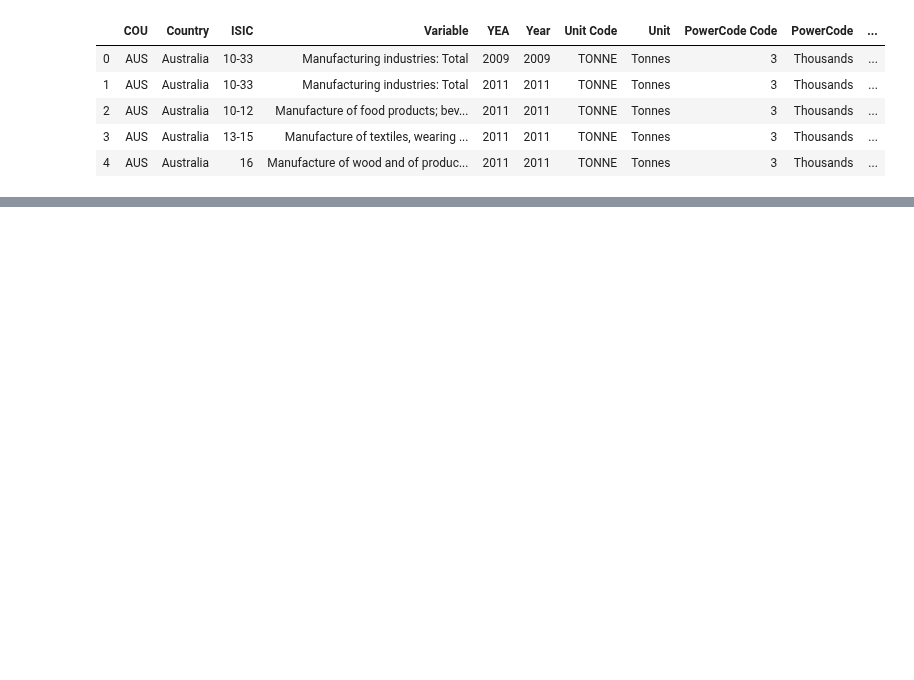
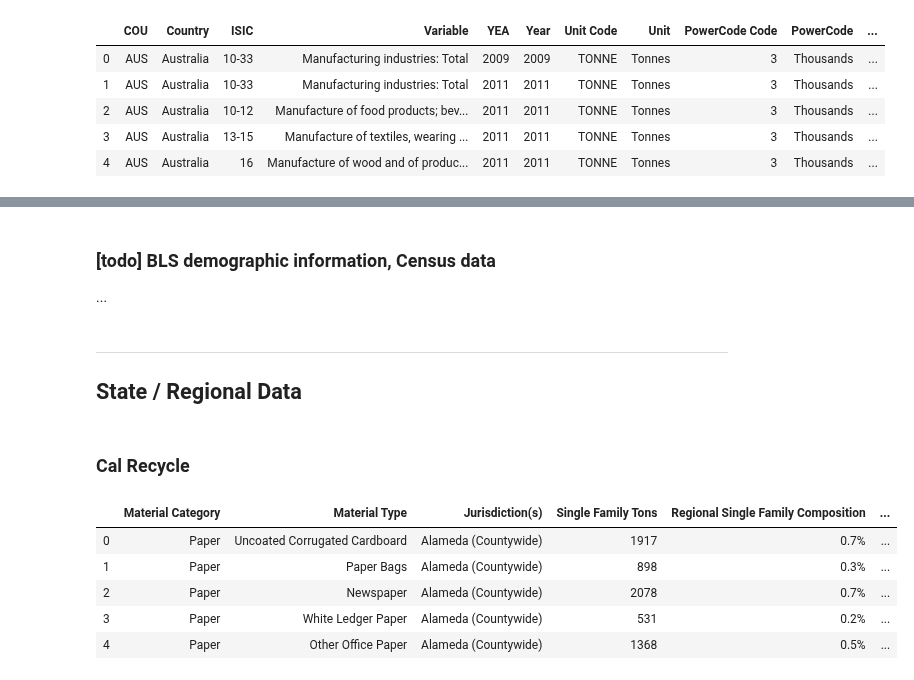
Before and after one commit to matthew-y-dong/ca-waste, a Jupyter notebook: code/waste-data-eda.ipynb, the cells around one changed output, grey strips where cells are left out. Drawn from its saved outputs; the diff is of its cells as text; code cells hidden in the pictures; blank space fills up the shorter version.

```diff
--- a/code/waste-data-eda.ipynb
+++ b/code/waste-data-eda.ipynb
@@ -92,0 +128,20 @@ oecd_sector_waste.head(5)
+# %% [markdown]
+### [todo]  BLS demographic information, Census data
+
+...
+# %% [markdown]
+---
+
+## State / Regional Data
+# %% [markdown]
+### Cal Recycle
+# %%
+alameda_waste = pd.read_csv('../data/calrecycle-alameda-waste-material.csv')
+alameda_waste.head(5)
+# %% [output]
+|  | Material Category | Material Type | Jurisdiction(s) | Single Family Tons | Regional Single Family Composition | ... |
+| 0 | Paper | Uncoated Corrugated Cardboard | Alameda (Countywide) | 1917 | 0.7% | ... |
+| 1 | Paper | Paper Bags | Alameda (Countywide) | 898 | 0.3% | ... |
+| 2 | Paper | Newspaper | Alameda (Countywide) | 2078 | 0.7% | ... |
+| 3 | Paper | White Ledger Paper | Alameda (Countywide) | 531 | 0.2% | ... |
+| 4 | Paper | Other Office Paper | Alameda (Countywide) | 1368 | 0.5% | ... |
```
Also changed, not shown: parts of 8 cells of this notebook, 1 other file.
